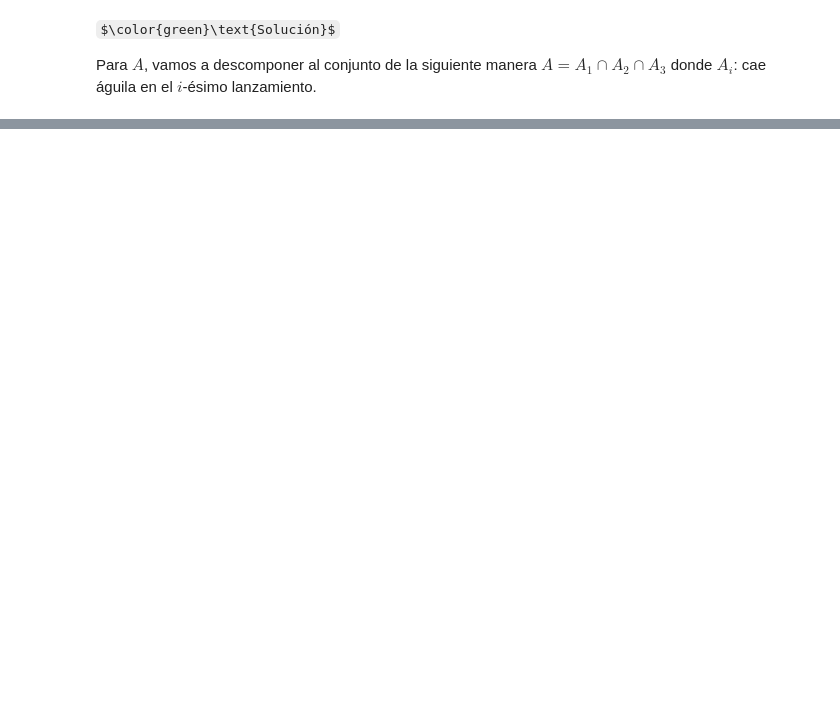
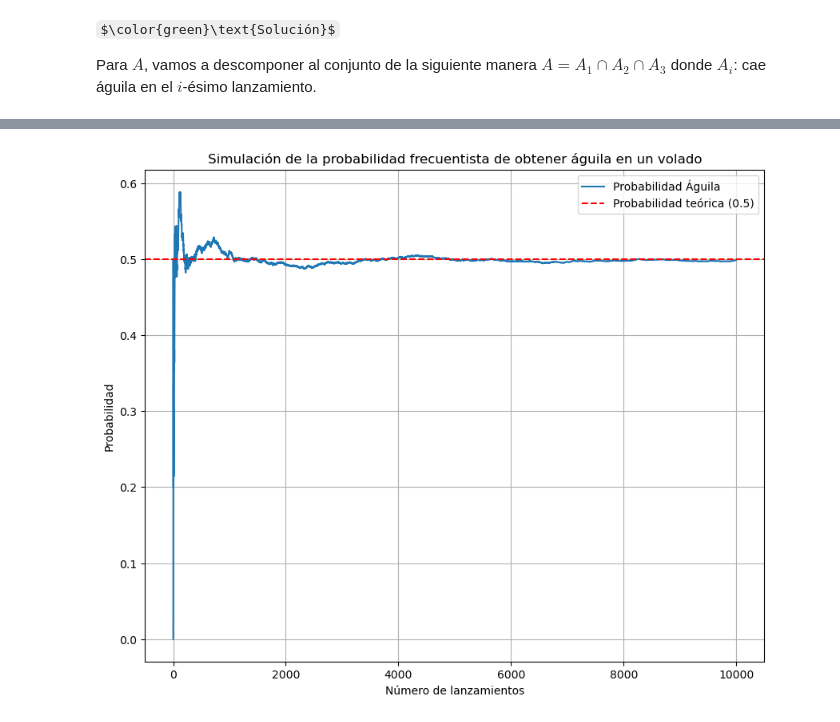
Before and after one commit to HarVazCo/Diplomado_TEyMD, a Jupyter notebook: Modulo2/Proyecto_final/Espacio_de_probabilidad.ipynb, the cells around one changed output, grey strips where cells are left out. Drawn from its saved outputs; the diff is of its cells as text; code cells hidden in the pictures; some formulas as TeX source; blank space fills up the shorter version.

```diff
--- a/Modulo2/Proyecto_final/Espacio_de_probabilidad.ipynb
+++ b/Modulo2/Proyecto_final/Espacio_de_probabilidad.ipynb
@@ -77,0 +217,18 @@ P(A)= 0.125
+# %%
+# Establecemos una semilla para poder reproducir los resultados
+np.random.seed(42)
+
+# Simular 10,000 volados (0=sol, 1=águila)
+volados = np.random.randint(0, 2, size=10000)
+
+# Probabilidad de obtener águila
+prob_aguila = np.cumsum(volados) / np.arange(1, len(volados)+1)
+
+# Guardamos la información en un dataframe
+df = pd.DataFrame({
+    'Lanzamiento': np.arange(1, len(volados)+1),
+    'Probabilidad Águila': prob_aguila
+})
+
+# Llamamos al dataframe
+df
@@ -77,0 +249,20 @@ P(A)= 0.125
+# %%
+'''
+Realizamos una gráfica para observar el comportamiento
+de la probabilidad respecto al número de volados
+'''
+
+plt.figure(figsize=(10,8))
+
+plt.plot(df['Lanzamiento'],df['Probabilidad Águila'], label='Probabilidad Águila')
+plt.axhline(0.5,c='r',linestyle ='--',label='Probabilidad teórica (0.5)')
+
+plt.xlabel('Número de lanzamientos')
+plt.ylabel('Probabilidad')
+plt.title('Simulación de la probabilidad frecuentista de obtener águila en un volado')
+
+plt.legend()
+plt.grid()
+plt.show()
+# %% [output]
+[figure, added]
```
Also changed, not shown: parts of 16 cells of this notebook.
